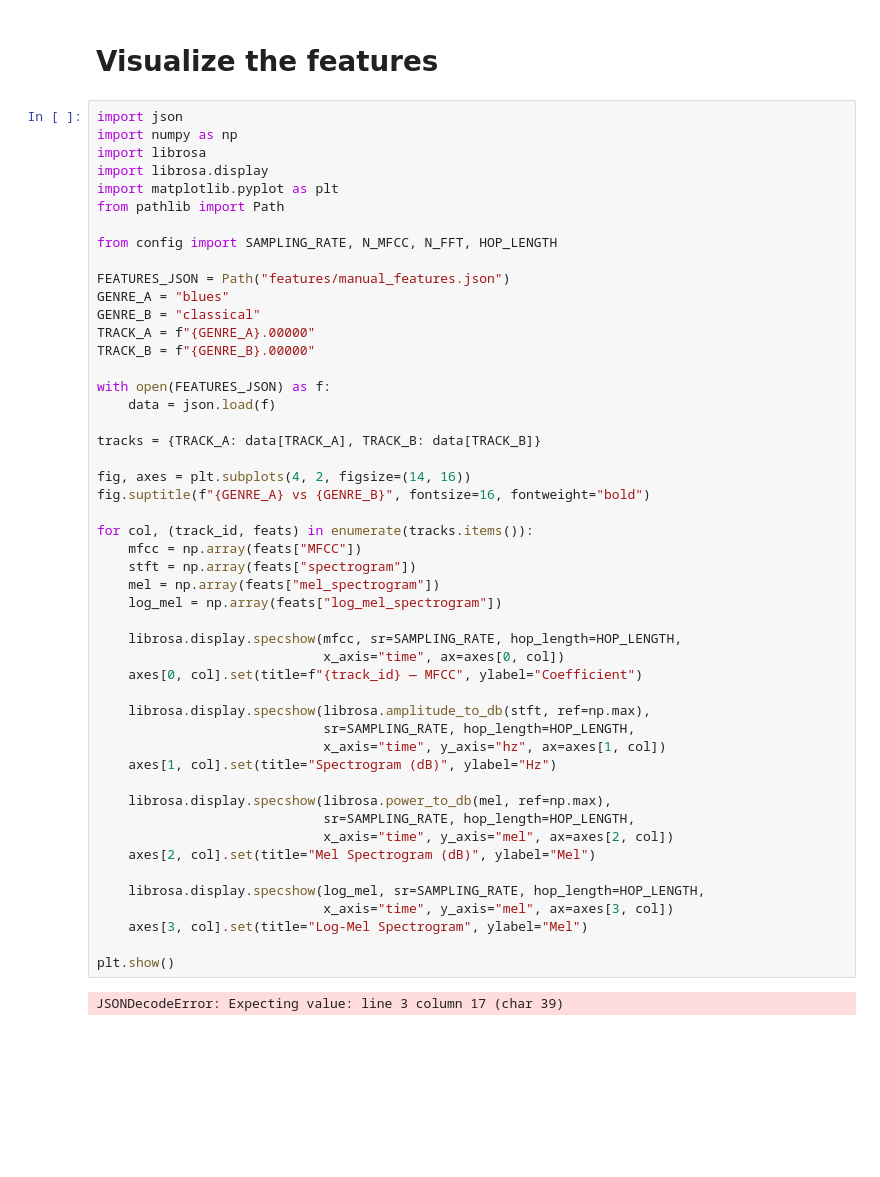
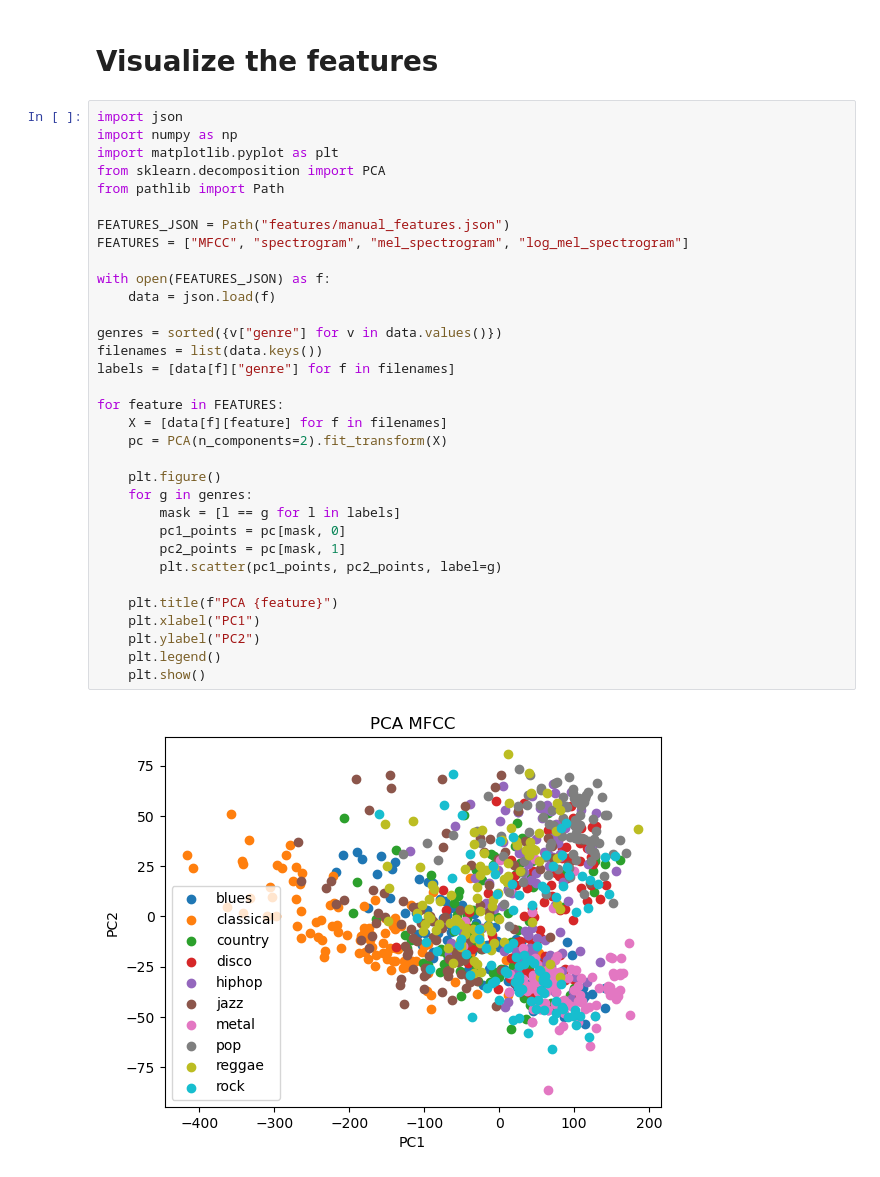
Before and after one commit to jiveshj/Music_Genre_Classification, a Jupyter notebook: visualize_features.ipynb, the cells around one changed output. Drawn from its saved outputs; the diff is of its cells as text; blank space fills up the shorter version.

Commit message:
added data visualization of manual features

```diff
--- a/visualize_features.ipynb
+++ b/visualize_features.ipynb
@@ -3,51 +3,35 @@
 # %%
 import json
 import numpy as np
-import librosa
-import librosa.display
 import matplotlib.pyplot as plt
+from sklearn.decomposition import PCA
 from pathlib import Path
 
-from config import SAMPLING_RATE, N_MFCC, N_FFT, HOP_LENGTH
-
 FEATURES_JSON = Path("features/manual_features.json")
-GENRE_A = "blues"
-GENRE_B = "classical"
-TRACK_A = f"{GENRE_A}.00000"
-TRACK_B = f"{GENRE_B}.00000"
+FEATURES = ["MFCC", "spectrogram", "mel_spectrogram", "log_mel_spectrogram"]
 
 with open(FEATURES_JSON) as f:
     data = json.load(f)
 
-tracks = {TRACK_A: data[TRACK_A], TRACK_B: data[TRACK_B]}
+genres = sorted({v["genre"] for v in data.values()})
+filenames = list(data.keys())
+labels = [data[f]["genre"] for f in filenames]
 
-fig, axes = plt.subplots(4, 2, figsize=(14, 16))
-fig.suptitle(f"{GENRE_A} vs {GENRE_B}", fontsize=16, fontweight="bold")
+for feature in FEATURES:
+    X = [data[f][feature] for f in filenames]
+    pc = PCA(n_components=2).fit_transform(X)
 
-for col, (track_id, feats) in enumerate(tracks.items()):
-    mfcc = np.array(feats["MFCC"])
-    stft = np.array(feats["spectrogram"])
-    mel = np.array(feats["mel_spectrogram"])
-    log_mel = np.array(feats["log_mel_spectrogram"])
+    plt.figure()
+    for g in genres:
+        mask = [l == g for l in labels]
+        pc1_points = pc[mask, 0]
+        pc2_points = pc[mask, 1]
+        plt.scatter(pc1_points, pc2_points, label=g)
 
-    librosa.display.specshow(mfcc, sr=SAMPLING_RATE, hop_length=HOP_LENGTH,
-                             x_axis="time", ax=axes[0, col])
-    axes[0, col].set(title=f"{track_id} — MFCC", ylabel="Coefficient")
-
-    librosa.display.specshow(librosa.amplitude_to_db(stft, ref=np.max),
-                             sr=SAMPLING_RATE, hop_length=HOP_LENGTH,
-                             x_axis="time", y_axis="hz", ax=axes[1, col])
-    axes[1, col].set(title="Spectrogram (dB)", ylabel="Hz")
-
-    librosa.display.specshow(librosa.power_to_db(mel, ref=np.max),
-                             sr=SAMPLING_RATE, hop_length=HOP_LENGTH,
-                             x_axis="time", y_axis="mel", ax=axes[2, col])
-    axes[2, col].set(title="Mel Spectrogram (dB)", ylabel="Mel")
-
-    librosa.display.specshow(log_mel, sr=SAMPLING_RATE, hop_length=HOP_LENGTH,
-                             x_axis="time", y_axis="mel", ax=axes[3, col])
-    axes[3, col].set(title="Log-Mel Spectrogram", ylabel="Mel")
-
-plt.show()
+    plt.title(f"PCA {feature}")
+    plt.xlabel("PC1")
+    plt.ylabel("PC2")
+    plt.legend()
+    plt.show()
 # %% [output]
-JSONDecodeError: Expecting value: line 3 column 17 (char 39)
+[figure, added]
```
Also changed, not shown: parts of 1 cell of this notebook.
